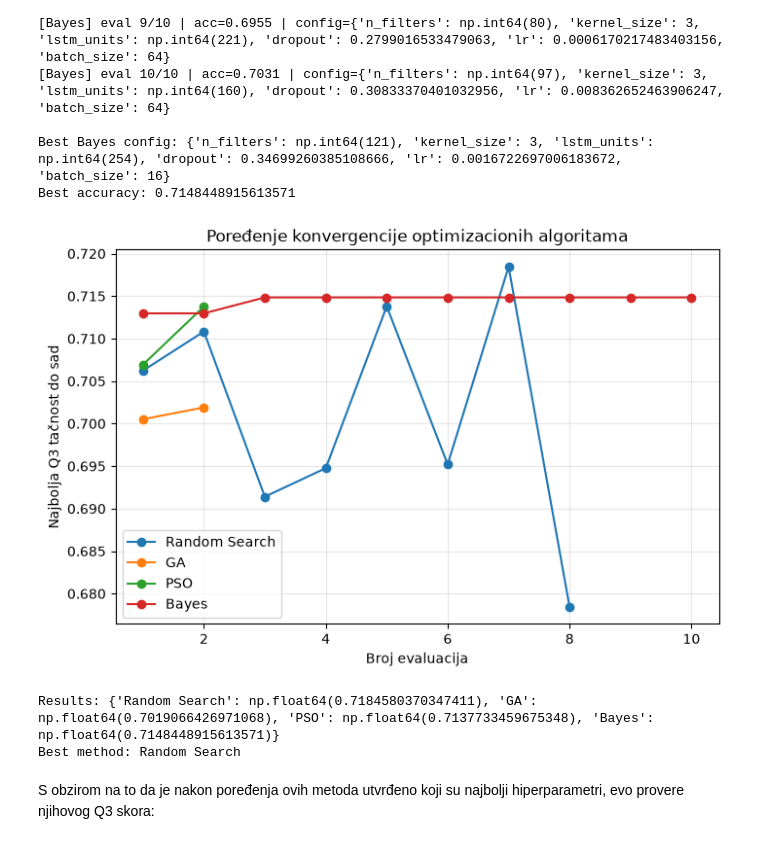
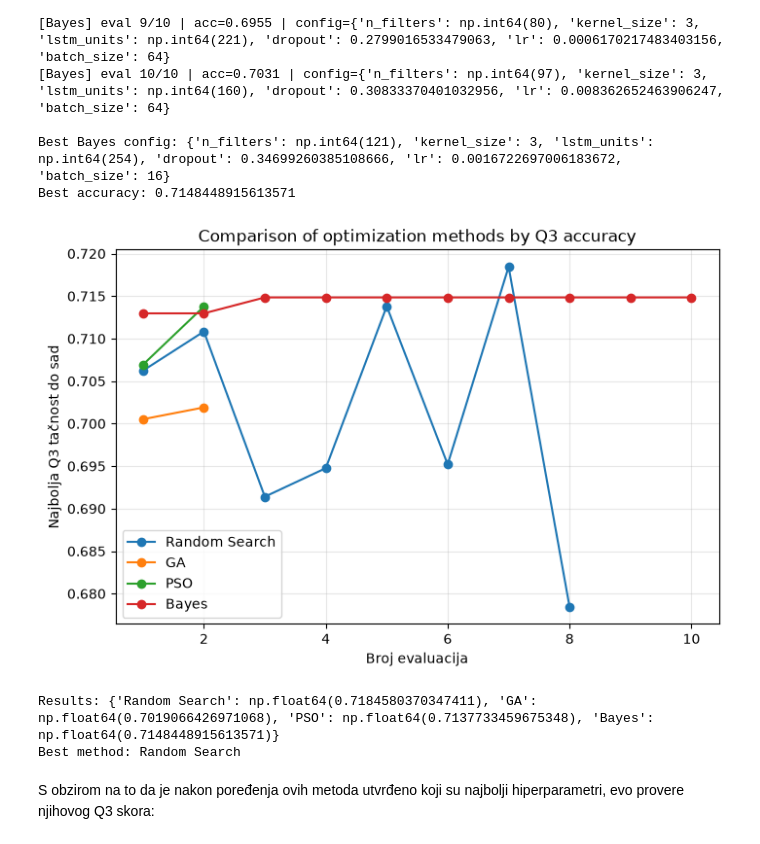
Before and after one commit to sara-stojkov/Protein-Structure-Prediction, a Jupyter notebook: PredikcijaStruktureProteina.ipynb, the cells around one changed output. Cells and saved outputs as stored; diff of their text form; code cells hidden in the pictures.

```diff
--- a/PredikcijaStruktureProteina.ipynb
+++ b/PredikcijaStruktureProteina.ipynb
@@ -328,22 +328,22 @@ Best accuracy: 0.7148448915613571
 # %%
 from helpers.visualize import plot_convergence
 
 histories = {
     "Random Search": rs_history,
     "GA": ga_history,
     "PSO": pso_history,
     "Bayes": bayes_history,
 }
-plot_convergence(histories)
+plot_convergence(histories, title="Comparison of optimization methods by Q3 accuracy")
 
 results_summary = {
     "Random Search": rs_acc, "GA": ga_acc, "PSO": pso_acc, "Bayes": bayes_acc
 }
 best_method = max(results_summary, key=results_summary.get)
 print("Results:", results_summary)
 print("Best method:", best_method)
 # %% [output]
-[figure, old version]
+[figure, new version]
 Results: {'Random Search': np.float64(0.7184580370347411), 'GA': np.float64(0.7019066426971068), 'PSO': np.float64(0.7137733459675348), 'Bayes': np.float64(0.7148448915613571)}
 Best method: Random Search
 # %% [markdown]
```
Also changed, not shown: parts of 1 cell of this notebook, 3 other files.
